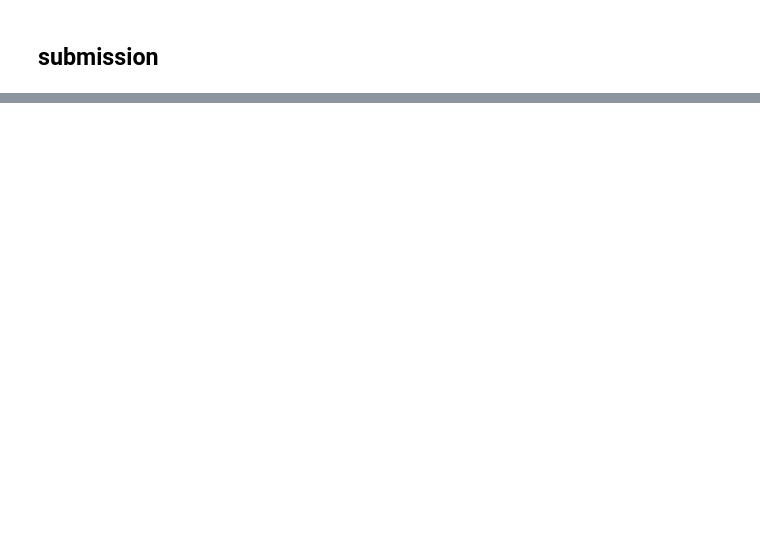
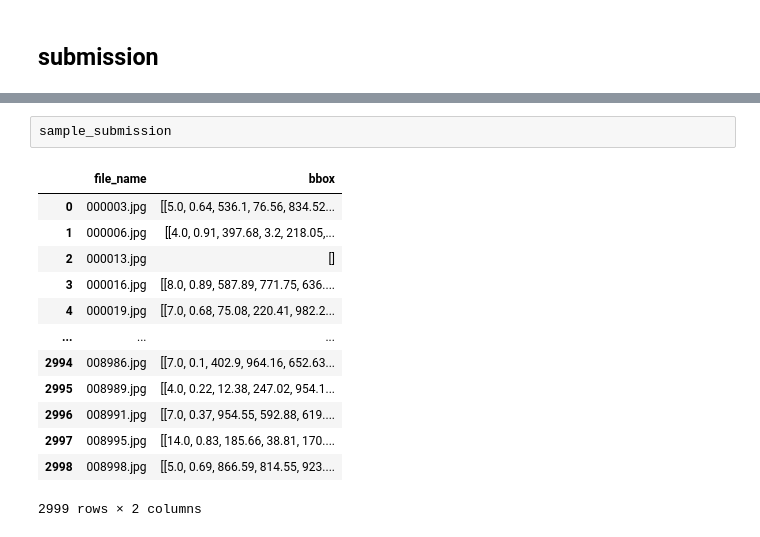
Before and after one commit to aufflammen/waste_detection, a Jupyter notebook: waste_detection.ipynb, the cells around one changed output, grey strips where cells are left out. Saved outputs shown, nothing was run; the diff lists cells and outputs as text; blank space fills up the shorter version.

```diff
--- a/waste_detection.ipynb
+++ b/waste_detection.ipynb
@@ -410,0 +500,16 @@ with torch.no_grad():
+# %%
+sample_submission
+# %% [output]
+|  | file_name | bbox |
+| 0 | 000003.jpg | [[5.0, 0.64, 536.1, 76.56, 834.52... |
+| 1 | 000006.jpg | [[4.0, 0.91, 397.68, 3.2, 218.05,... |
+| 2 | 000013.jpg | [] |
+| 3 | 000016.jpg | [[8.0, 0.89, 587.89, 771.75, 636.... |
+| 4 | 000019.jpg | [[7.0, 0.68, 75.08, 220.41, 982.2... |
+| ... | ... | ... |
+| 2994 | 008986.jpg | [[7.0, 0.1, 402.9, 964.16, 652.63... |
+| 2995 | 008989.jpg | [[4.0, 0.22, 12.38, 247.02, 954.1... |
+| 2996 | 008991.jpg | [[7.0, 0.37, 954.55, 592.88, 619.... |
+| 2997 | 008995.jpg | [[14.0, 0.83, 185.66, 38.81, 170.... |
+| 2998 | 008998.jpg | [[5.0, 0.69, 866.59, 814.55, 923.... |
+2999 rows × 2 columns
```
Also changed, not shown: parts of 32 cells of this notebook, 1 other file.
